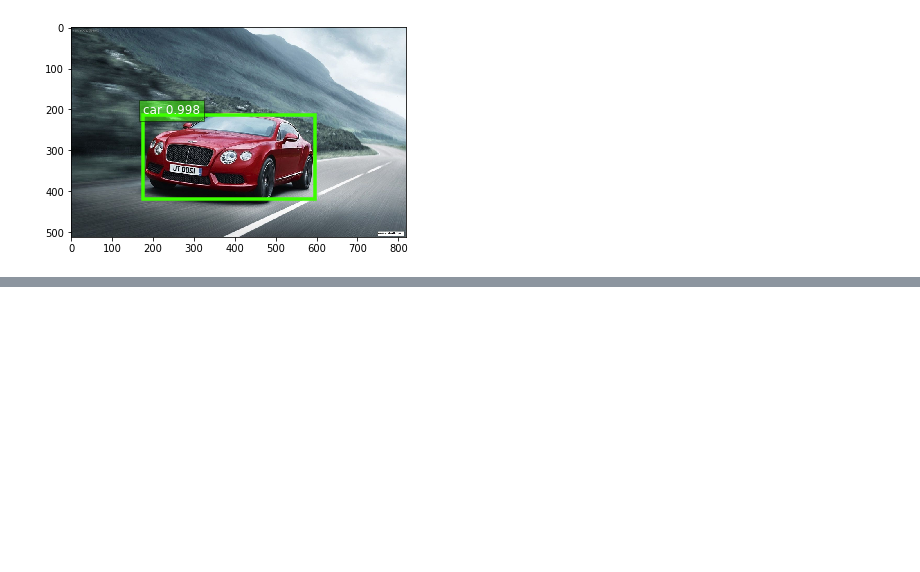
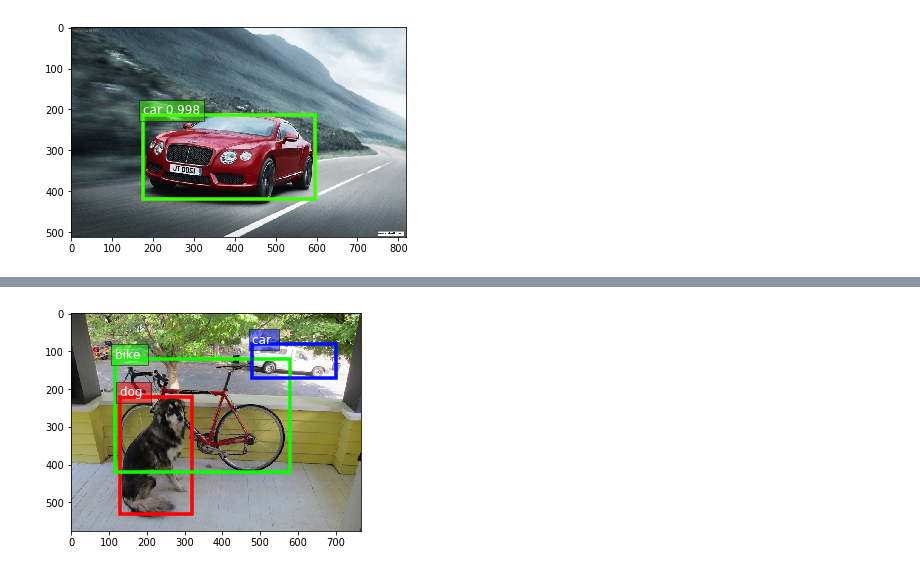
Before and after one commit to liyu10000/tct, a Jupyter notebook: gluoncv/00_trial.ipynb, the cells around one changed output, grey strips where cells are left out. Drawn from its saved outputs; the diff is of its cells as text; code cells hidden in the pictures; blank space fills up the shorter version.

```diff
--- a/gluoncv/00_trial.ipynb
+++ b/gluoncv/00_trial.ipynb
@@ -67,0 +72,14 @@ image (1, 3, 512, 819)
+# %%
+import os, zipfile
+from gluoncv import utils
+import mxnet as mx
+import numpy as np
+from matplotlib import pyplot as plt
+
+im_fname = utils.download('https://github.com/dmlc/web-data/blob/master/' +
+                          'gluoncv/datasets/dog.jpg?raw=true',
+                          path='dog.jpg')
+img = mx.image.imread(im_fname)
+ax = utils.viz.plot_image(img)
+print(img.shape)  # height, width, channels
+plt.show()
@@ -67,0 +90,13 @@ image (1, 3, 512, 819)
+# %%
+dog_label = [130, 220, 320, 530]  # (xmin, ymin, xmax, ymax)
+bike_label = [115, 120, 580, 420]
+car_label = [480, 80, 700, 170]
+all_boxes = np.array([dog_label, bike_label, car_label])
+all_ids = np.array([0, 1, 2])
+class_names = ['dog', 'bike', 'car']
+
+# see how it looks by rendering the boxes into image
+ax = utils.viz.plot_bbox(img, all_boxes, labels=all_ids, class_names=class_names)
+plt.show()
+# %% [output]
+[figure, added]
```
Also changed, not shown: parts of 3 cells of this notebook, 3 other files.
